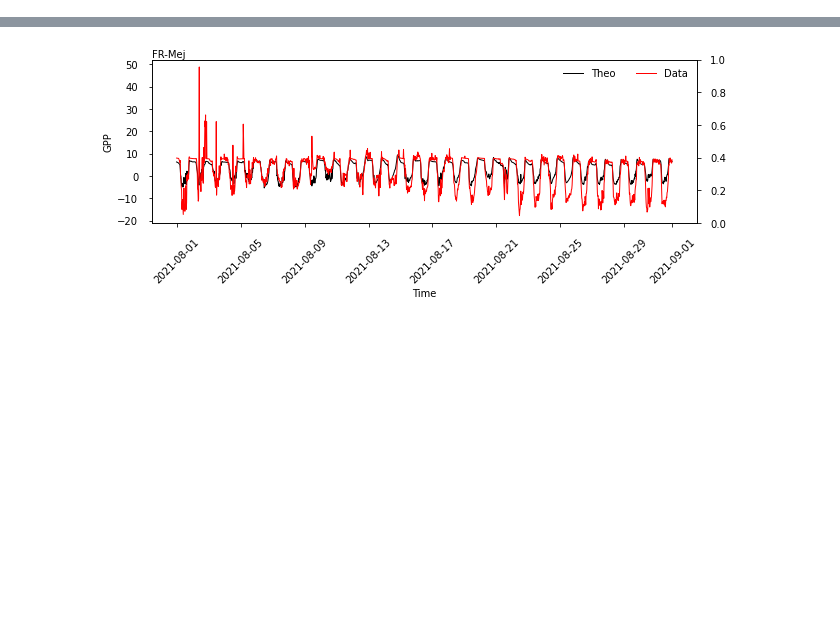
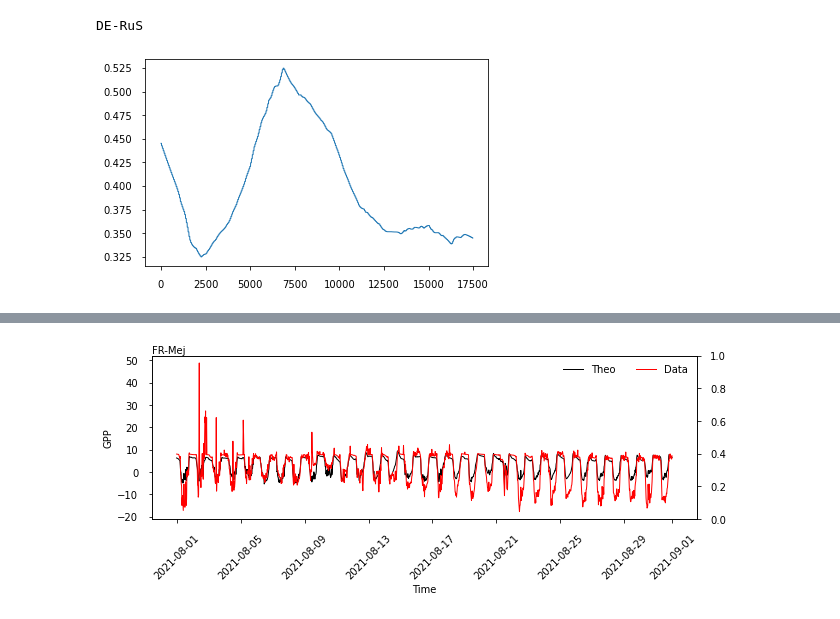
Before and after one commit to tglauch/pyVPRM, a Jupyter notebook: analysis_scripts/fit_VPRM_params.ipynb, the cells around one changed output, grey strips where cells are left out. Cells and saved outputs as stored; diff of their text form; code cells hidden in the pictures; blank space fills up the shorter version.

```diff
--- a/analysis_scripts/fit_VPRM_params.ipynb
+++ b/analysis_scripts/fit_VPRM_params.ipynb
@@ -34,7 +34,7 @@ veg_type_id = {'GRA': 7, 'MF': 3 , 'CRO':6,
 # site_info = pd.read_pickle('../fluxnet_info/fluxnet_sites.pkl')
 all_data = []
 vprm_insts = []
-for this_year in [2021, 2012]: #
+for this_year in [2021]: # 2012
     print(this_year)
 
     if this_year == 2012:
@@ -47,14 +47,15 @@ for this_year in [2021, 2012]: #
                              'DF': ['DE-Hai', 'DE-Lnf', 'DK-Sor', 'FR-Fon', 'IT-Col', 'IT-Ro2'], # 'IT-CA3' # 'IT-CA1'
                              'SH': []} #  'ES-Amo' 'ES-LJu' # 'IT-Noe'
     elif this_year==2021:
-        site_list= {'GRA': ['FR-Mej'],  # 'IT-Niv'
-                          'MF': ['DE-Har'],
-                          'CRO': ['FR-Aur', 'DK-Vng'],
-                          'EF': ['SE-Nor', 'FI-Ken',
-                                 'FI-Var', 'SE-Svb', 'SE-Htm',  ], # FR-Bil # 'FR-Hes' 'DE-RuW' 'DK-Gds
-                       #   'wetland': ['FR-LGt', 'DK-Skj', 'SE-Deg'], # 'DE-Msr',  # 'SE-Sto'
-                          'DF': ['DE-HoH'], # 'CZ-Lnz'
-                          'SH': ['BE-Maa']} # IT-Lsn
+        site_list = {'CRO': ['DE-RuS']}
+        # site_list= {'GRA': ['FR-Mej'],  # 'IT-Niv'
+        #                   'MF': ['DE-Har'],
+        #                   'CRO': ['FR-Aur', 'DK-Vng'],
+        #                   'EF': ['SE-Nor', 'FI-Ken',
+        #                          'FI-Var', 'SE-Svb', 'SE-Htm',  ], # FR-Bil # 'FR-Hes' 'DE-RuW' 'DK-Gds
+        #                #   'wetland': ['FR-LGt', 'DK-Skj', 'SE-Deg'], # 'DE-Msr',  # 'SE-Sto'
+        #                   'DF': ['DE-HoH'], # 'CZ-Lnz'
+        #                   'SH': ['BE-Maa']} # IT-Lsn
 
     site_dict = dict()
 
@@ -120,17 +121,16 @@ for this_year in [2021, 2012]: #
 
         for c, i in enumerate(inp_files):
             print(i)
-            # if c>10:
-            #     continue
             if cfg['satellite'] == 'modis':
                 handler = modis(sat_image_path=i)
                 handler.load()
-                vprm_inst.add_sat_img(handler, b_nir='B02', b_red='B01',
-                                      b_blue='B03', b_swir='B06',
+                vprm_inst.add_sat_img(handler, b_nir='sur_refl_b02',
+                                      b_red='sur_refl_b01',
+                                      b_blue='sur_refl_b03',b_swir='sur_refl_b06',
                                       which_evi='evi',
                                       timestamp_key='sur_refl_day_of_year',
-                                      mask_bad_pixels=False,
-                                      mask_clouds=False,
+                                      mask_bad_pixels=True,
+                                      mask_clouds=True,
                                       drop_bands=True)
             else:
                 handler = VIIRS(sat_image_path=i)
@@ -145,9 +145,10 @@ for this_year in [2021, 2012]: #
 
         # Sort the satellite images by time and merge internally for easier computations
         vprm_inst.sort_and_merge_by_timestamp()
+        vprm_inst.reduce_along_lat_lon()
 
         # Run lowess smoothing
-        vprm_inst.lowess(gap_filled=True, frac=0.2, it=3)
+        vprm_inst.lowess(daily=True, frac=0.2, it=3)
 
         # Calculate necessary parameters for the vprm calculation
         vprm_inst.calc_min_max_evi_lswi()
@@ -210,6 +181,9 @@ FR-Mej
 # %%
-for i in range(25):
+for i in range(1):
     fig, ax = newfig(0.9)
     print(all_data[i].site_name)
     ax.plot(range(len(all_data[i].get_data()['evi'])), all_data[i].get_data()['evi'])
     fig.show()
+# %% [output]
+DE-RuS
+[figure, added]
```
Also changed, not shown: parts of 13 cells of this notebook, 3 other files.
